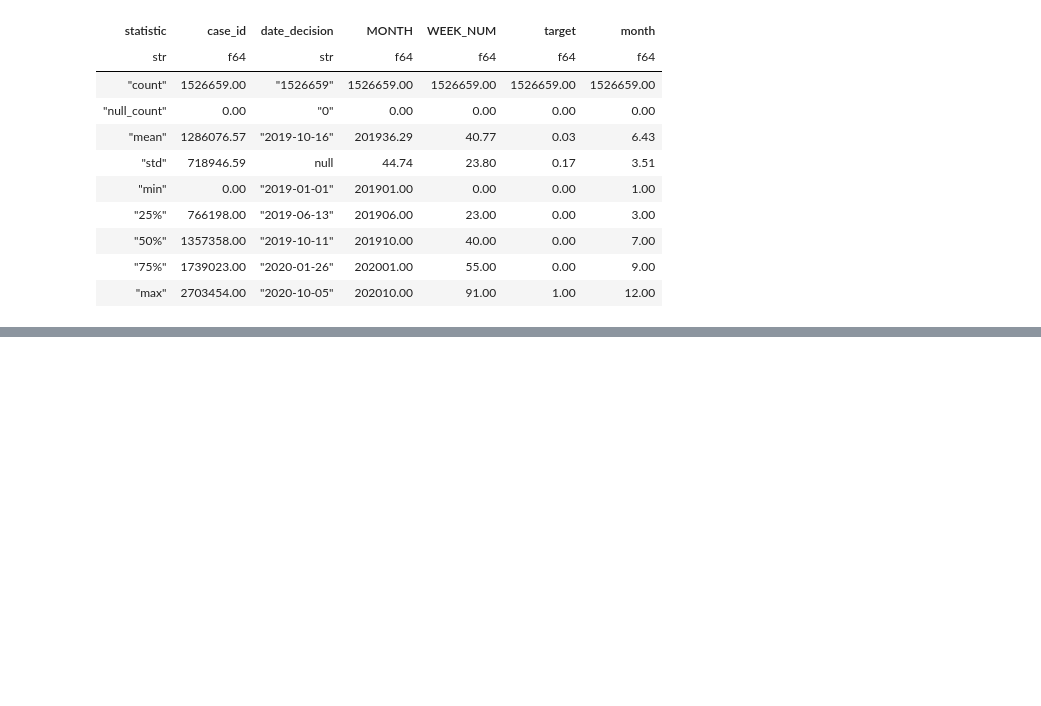
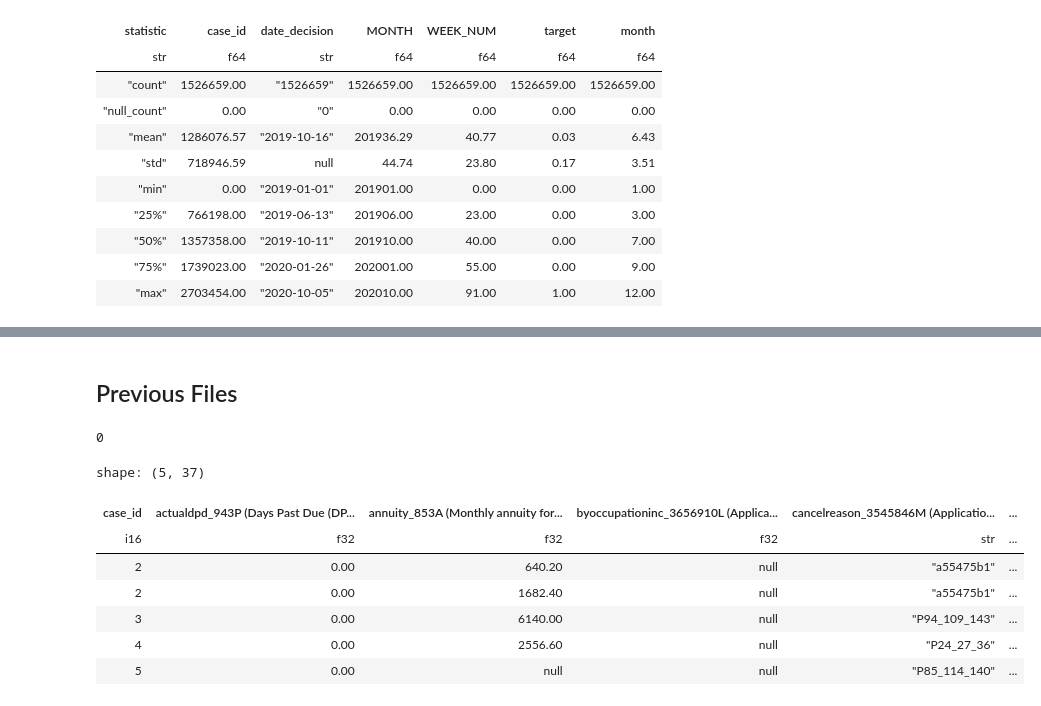
Before and after one commit to h4ck4l1/datasets, a Jupyter notebook: credit_risk/credit_risk.ipynb, the cells around one changed output, grey strips where cells are left out. Saved outputs shown, nothing was run; the diff lists cells and outputs as text; code cells hidden in the pictures; blank space fills up the shorter version.

```diff
--- a/credit_risk/credit_risk.ipynb
+++ b/credit_risk/credit_risk.ipynb
@@ -73,13 +93,48 @@ feature_columns = (
         pl.all().shrink_dtype()
     )
 )
-def rename_to_full(df:pl.DataFrame) -> pl.DataFrame:
+
+def rename_to_full(df:pl.LazyFrame) -> pl.DataFrame:
     rename_dict = {}
     for _ in df.columns:
         des_str = feature_columns.filter(pl.col("Variable") == _)["Description"].item() if _ not in ["case_id","num_group1","num_group2"] else ""
         total_str = _+"\n"+"("+des_str+")" if _ not in ["case_id","num_group1","num_group2"] else _
         rename_dict[_] = total_str
     return df.rename(rename_dict)
+
+def preprocess(ind:int) -> pl.LazyFrame:
+    return (
+        pl.scan_parquet(path_to_train/all_train_files[ind])
+        .drop(cs.contains('date'))
+        .select(pl.all().shrink_dtype())
+        .pipe(rename_to_full)
+    )
+
+def plot_nulls(df:pl.LazyFrame):
+    l = df.collect().shape[0]
+    gc.collect()
+    return (
+        px.bar(
+            df
+            .null_count()
+            .collect()
+            .transpose(include_header=True)
+            .with_columns(
+                (pl.col("column_0")/l).round(2).alias("percent")
+            ),
+            x="column",
+            y="column_0",
+            color="column",
+            hover_data=["column","percent"],
+            hover_name="column",
+            height=900
+        )
+        .update_xaxes(showticklabels=False,title="All Columns")
+        .update_yaxes(title="Null Counts")
+        .update_layout(legend_tracegroupgap=10)
+        .add_hline(y=l,line=dict(dash="dashdot"),annotation_text="Total rows")
+    )
+
 print(gc.collect())
 feature_columns.head()
 # %% [output]
@@ -196,0 +208,20 @@ shape: (500, 6)
+# %% [markdown]
+## Previous Files
+# %%
+train_applprev_1 = preprocess(0)
+train_applprev_2 = preprocess(1)
+gc.collect()
+# %% [output]
+0
+# %%
+display(train_applprev_1.fetch().head())
+train_applprev_1.pipe(plot_nulls)
+# %% [output]
+shape: (5, 37)
+| case_id | actualdpd_943P (Days Past Due (DP... | annuity_853A (Monthly annuity for... | byoccupationinc_3656910L (Applica... | cancelreason_3545846M (Applicatio... | ... |
+| i16 | f32 | f32 | f32 | str | ... |
+| 2 | 0.00 | 640.20 | null | "a55475b1" | ... |
+| 2 | 0.00 | 1682.40 | null | "a55475b1" | ... |
+| 3 | 0.00 | 6140.00 | null | "P94_109_143" | ... |
+| 4 | 0.00 | 2556.60 | null | "P24_27_36" | ... |
+| 5 | 0.00 | null | null | "P85_114_140" | ... |
```
Also changed, not shown: parts of 35 cells of this notebook.
